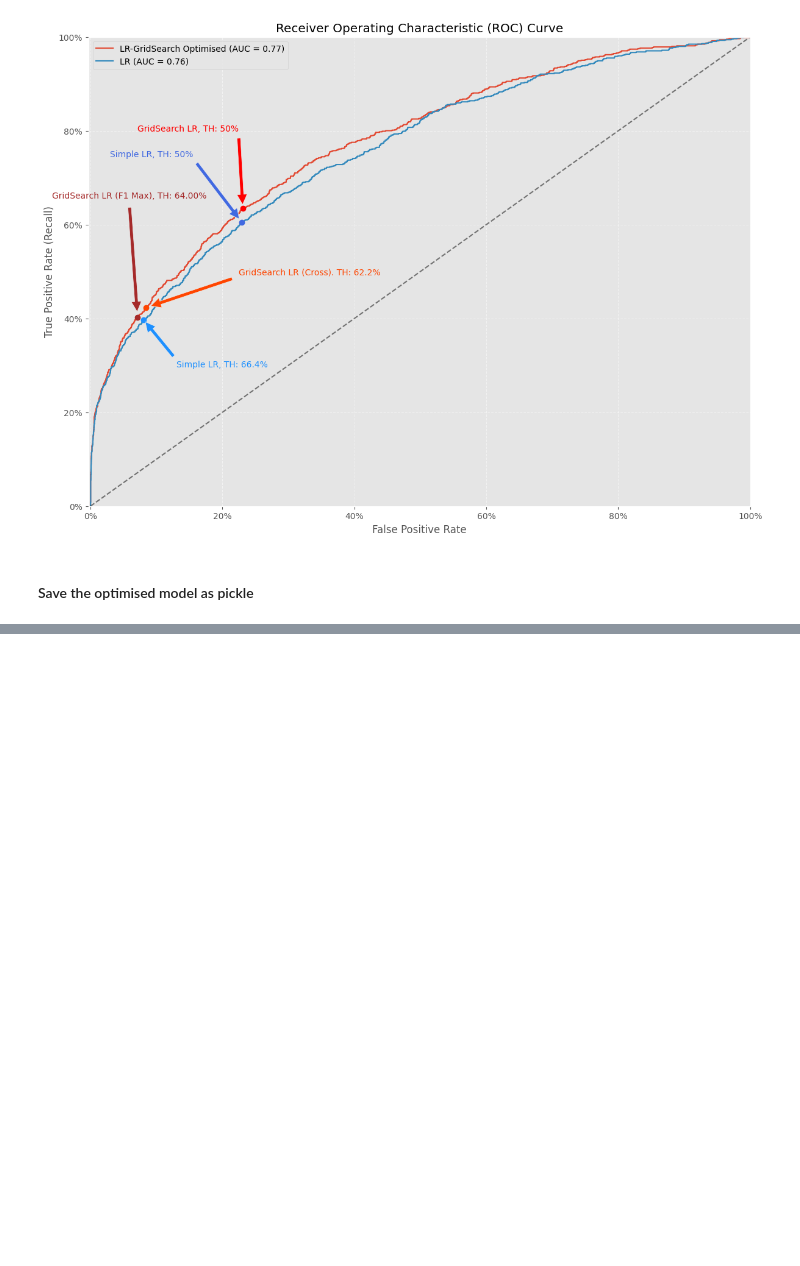
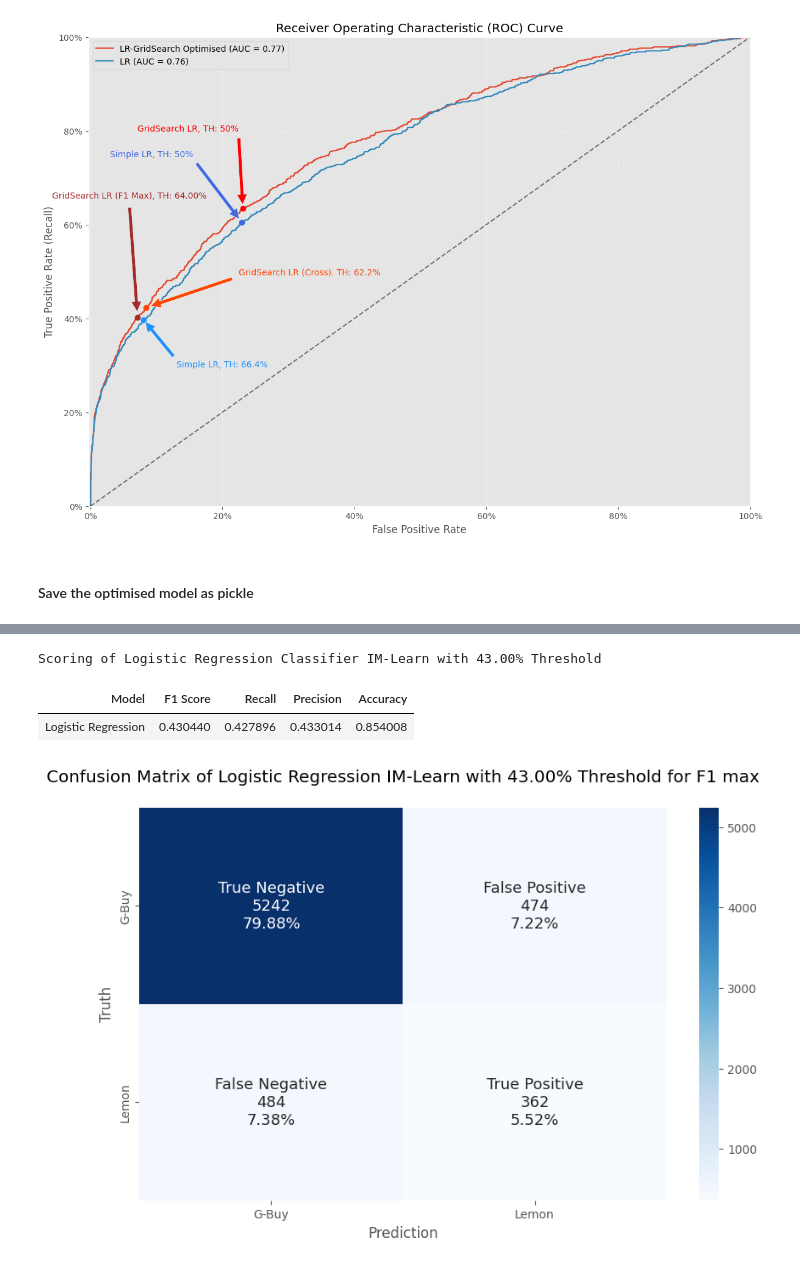
Before and after one commit to Joe-ElM/Used-Cars-Sales, a Jupyter notebook: Notebooks/4. LR Model.ipynb, the cells around one changed output, grey strips where cells are left out. Drawn from its saved outputs; the diff is of its cells as text; code cells hidden in the pictures; blank space fills up the shorter version.

```diff
--- a/Notebooks/4. LR Model.ipynb
+++ b/Notebooks/4. LR Model.ipynb
@@ -462,0 +605,25 @@ pickle.dump(model_lr_grid, open(directory_path + "\\" + filename, "wb"))
+# %%
+# Evaluate the model:
+optimised_lr_grid_f1max  = model_lr_im_grid.predict_proba(X_test)[:,1] > max_f1_threshold
+f1_lr_grid_f1max         = f1_score(y_test       , optimised_lr_grid_f1max)
+recall_lr_grid_f1max     = recall_score(y_test   , optimised_lr_grid_f1max)
+precision_lr_grid_f1max  = precision_score(y_test, optimised_lr_grid_f1max)
+accuracy_lr_grid_f1max   = accuracy_score(y_test , optimised_lr_grid_f1max)
+
+
+grid_lr_metrics_f1max     = pd.DataFrame({
+                                    'Model'    : ['Logistic Regression'],
+                                    'F1 Score' : [f1_lr_grid_f1max],
+                                    'Recall'   : [recall_lr_grid_f1max],
+                                    'Precision': [precision_lr_grid_f1max],
+                                    'Accuracy' : [accuracy_lr_grid_f1max]
+                                    })
+# --------------------------------------------------------------------
+print(f'Scoring of Logistic Regression Classifier IM-Learn with {max_f1_threshold:.2%} Threshold')
+display(grid_lr_metrics_f1max.style.hide())
+Confusion_Matrix_Func(y_test, optimised_lr_grid_f1max, f'Logistic Regression IM-Learn with {max_f1_threshold:.2%} Threshold for F1 max');
+# %% [output]
+Scoring of Logistic Regression Classifier IM-Learn with 43.00% Threshold
+| Model | F1 Score | Recall | Precision | Accuracy |
+| Logistic Regression | 0.430440 | 0.427896 | 0.433014 | 0.854008 |
+[figure, added]
```
Also changed, not shown: parts of 8 cells of this notebook, 3 other files.
